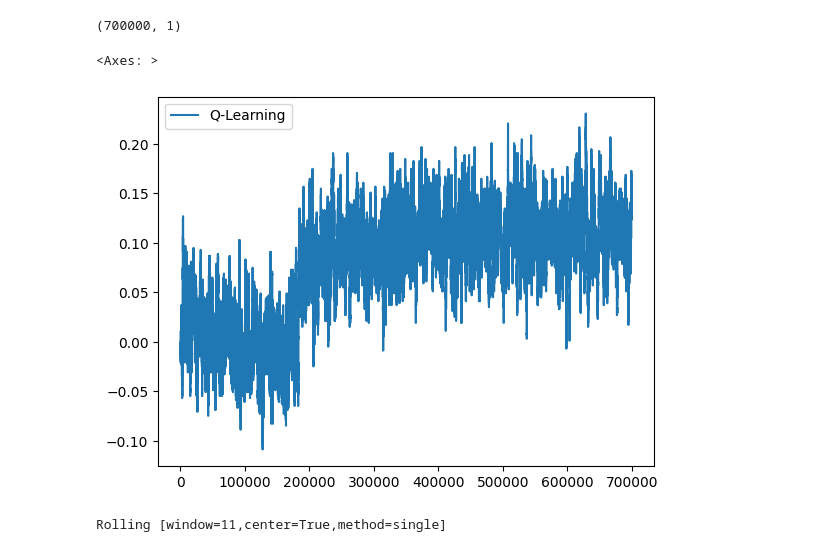
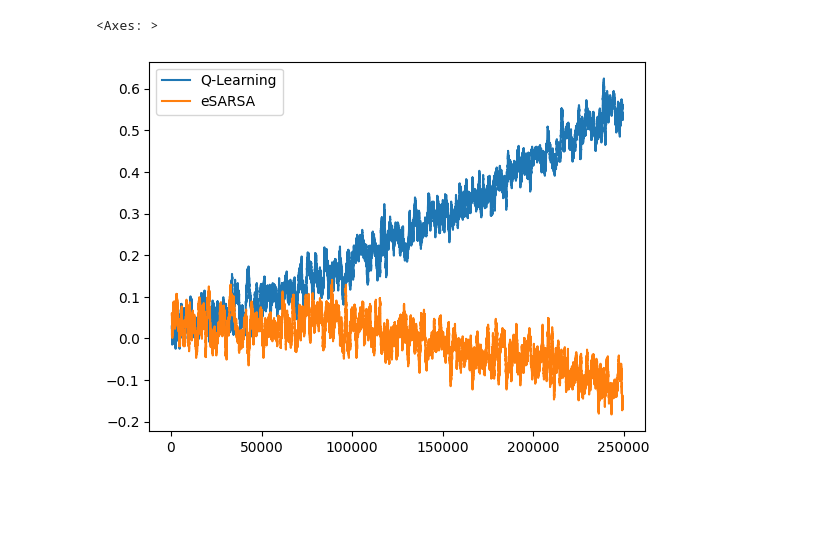
Before and after one commit to dsSarcos/jhu-rl-term-project, a Jupyter notebook: Project_analysis.ipynb, the cells around one changed output. Saved outputs shown, nothing was run; the diff lists cells and outputs as text; code cells hidden in the pictures; blank space fills up the shorter version.

Commit message:
new experiment and analysis

```diff
--- a/Project_analysis.ipynb
+++ b/Project_analysis.ipynb
@@ -4,17 +4,8 @@ import matplotlib.pyplot as plt
 import pandas as pd
 import numpy as np
 # %%
-df = pd.read_csv("Project_experiment1.csv", header=None, names=["Q-Learning"])
+df = pd.read_csv("experiments\\1\\returns.csv", header=None, names=["Q-Learning", "eSARSA"])
+df.rolling(1001, center=True).mean().plot()
+# %% [output]
+<Axes: >
+[figure, added]
-# %%
-df.shape
-# %% [output]
-(700000, 1)
-# %%
-df.rolling(1001, center=True).mean().plot()
-# %% [output]
-<Axes: >
-[figure, removed]
-# %%
-df.rolling(11, center=True)
-# %% [output]
-Rolling [window=11,center=True,method=single]
```
Also changed, not shown: parts of 4 cells of this notebook, 2 other files.
